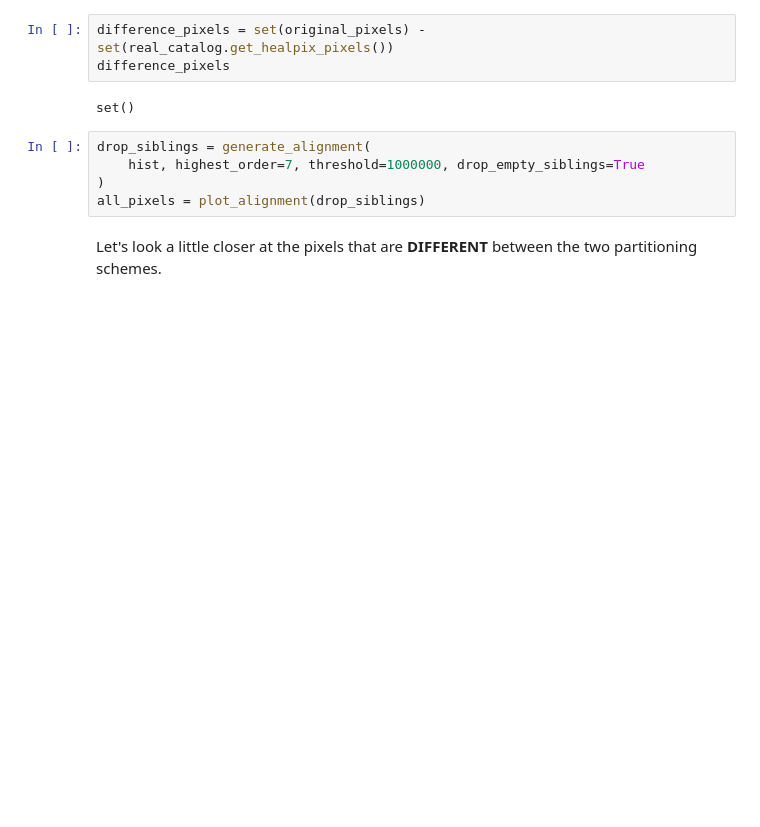
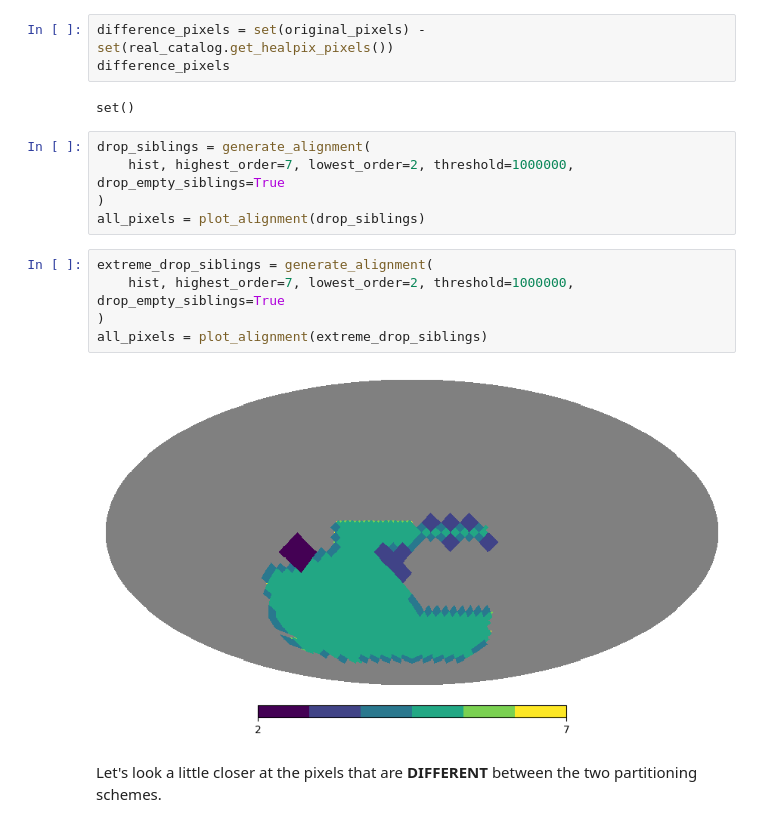
Before and after one commit to lincc-frameworks/notebooks_lf, a Jupyter notebook: sprints/2024/07_25/drop_siblings.ipynb, the cells around one changed output. Drawn from its saved outputs; the diff is of its cells as text; blank space fills up the shorter version.

```diff
--- a/sprints/2024/07_25/drop_siblings.ipynb
+++ b/sprints/2024/07_25/drop_siblings.ipynb
@@ -50,9 +52,16 @@ difference_pixels
 set()
 # %%
 drop_siblings = generate_alignment(
-    hist, highest_order=7, threshold=1000000, drop_empty_siblings=True
+    hist, highest_order=7, lowest_order=2, threshold=1000000, drop_empty_siblings=True
 )
 all_pixels = plot_alignment(drop_siblings)
+# %%
+extreme_drop_siblings = generate_alignment(
+    hist, highest_order=7, lowest_order=2, threshold=1000000, drop_empty_siblings=True
+)
+all_pixels = plot_alignment(extreme_drop_siblings)
+# %% [output]
+[figure, added]
 # %% [markdown]
 Let's look a little closer at the pixels that are **DIFFERENT** between the two partitioning schemes.
 # %%
```
Also changed, not shown: parts of 3 cells of this notebook.
